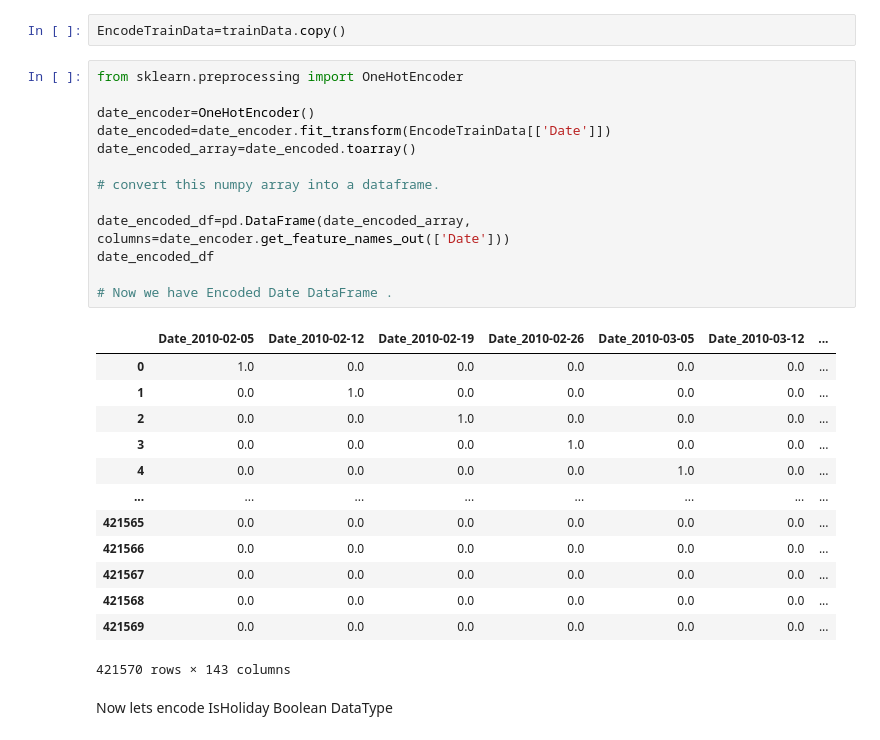
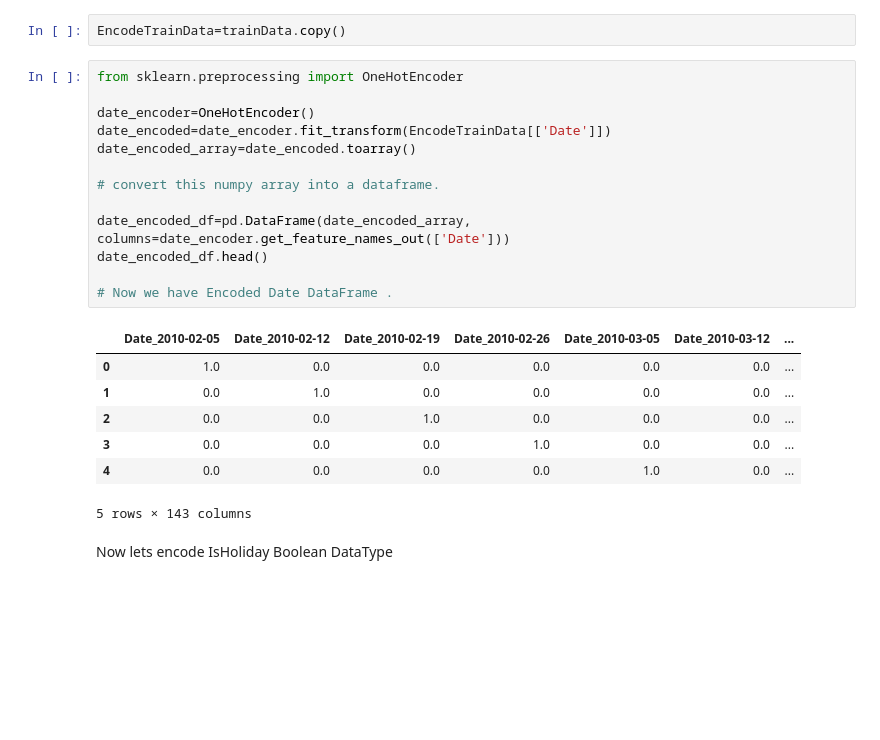
Before and after one commit to akashnarwal7/Walmart-kaggle-Compitetion, a Jupyter notebook: Walmart_Sales_Forecasting.ipynb, the cells around one changed output. Cells and saved outputs as stored; diff of their text form; blank space fills up the shorter version.

```diff
--- a/Walmart_Sales_Forecasting.ipynb
+++ b/Walmart_Sales_Forecasting.ipynb
@@ -154,30 +117,24 @@ EncodeTrainData=trainData.copy()
 # %%
 from sklearn.preprocessing import OneHotEncoder
 
 date_encoder=OneHotEncoder()
 date_encoded=date_encoder.fit_transform(EncodeTrainData[['Date']])
 date_encoded_array=date_encoded.toarray()
 
 # convert this numpy array into a dataframe.
 
 date_encoded_df=pd.DataFrame(date_encoded_array, columns=date_encoder.get_feature_names_out(['Date']))
-date_encoded_df
+date_encoded_df.head()
 
 # Now we have Encoded Date DataFrame .
 # %% [output]
 |  | Date_2010-02-05 | Date_2010-02-12 | Date_2010-02-19 | Date_2010-02-26 | Date_2010-03-05 | Date_2010-03-12 | ... |
 | 0 | 1.0 | 0.0 | 0.0 | 0.0 | 0.0 | 0.0 | ... |
 | 1 | 0.0 | 1.0 | 0.0 | 0.0 | 0.0 | 0.0 | ... |
 | 2 | 0.0 | 0.0 | 1.0 | 0.0 | 0.0 | 0.0 | ... |
 | 3 | 0.0 | 0.0 | 0.0 | 1.0 | 0.0 | 0.0 | ... |
 | 4 | 0.0 | 0.0 | 0.0 | 0.0 | 1.0 | 0.0 | ... |
-| ... | ... | ... | ... | ... | ... | ... | ... |
-| 421565 | 0.0 | 0.0 | 0.0 | 0.0 | 0.0 | 0.0 | ... |
-| 421566 | 0.0 | 0.0 | 0.0 | 0.0 | 0.0 | 0.0 | ... |
-| 421567 | 0.0 | 0.0 | 0.0 | 0.0 | 0.0 | 0.0 | ... |
-| 421568 | 0.0 | 0.0 | 0.0 | 0.0 | 0.0 | 0.0 | ... |
-| 421569 | 0.0 | 0.0 | 0.0 | 0.0 | 0.0 | 0.0 | ... |
-421570 rows × 143 columns
+5 rows × 143 columns
 # %% [markdown]
 Now lets encode IsHoliday Boolean DataType
 # %%
```
Also changed, not shown: parts of 7 cells of this notebook.
